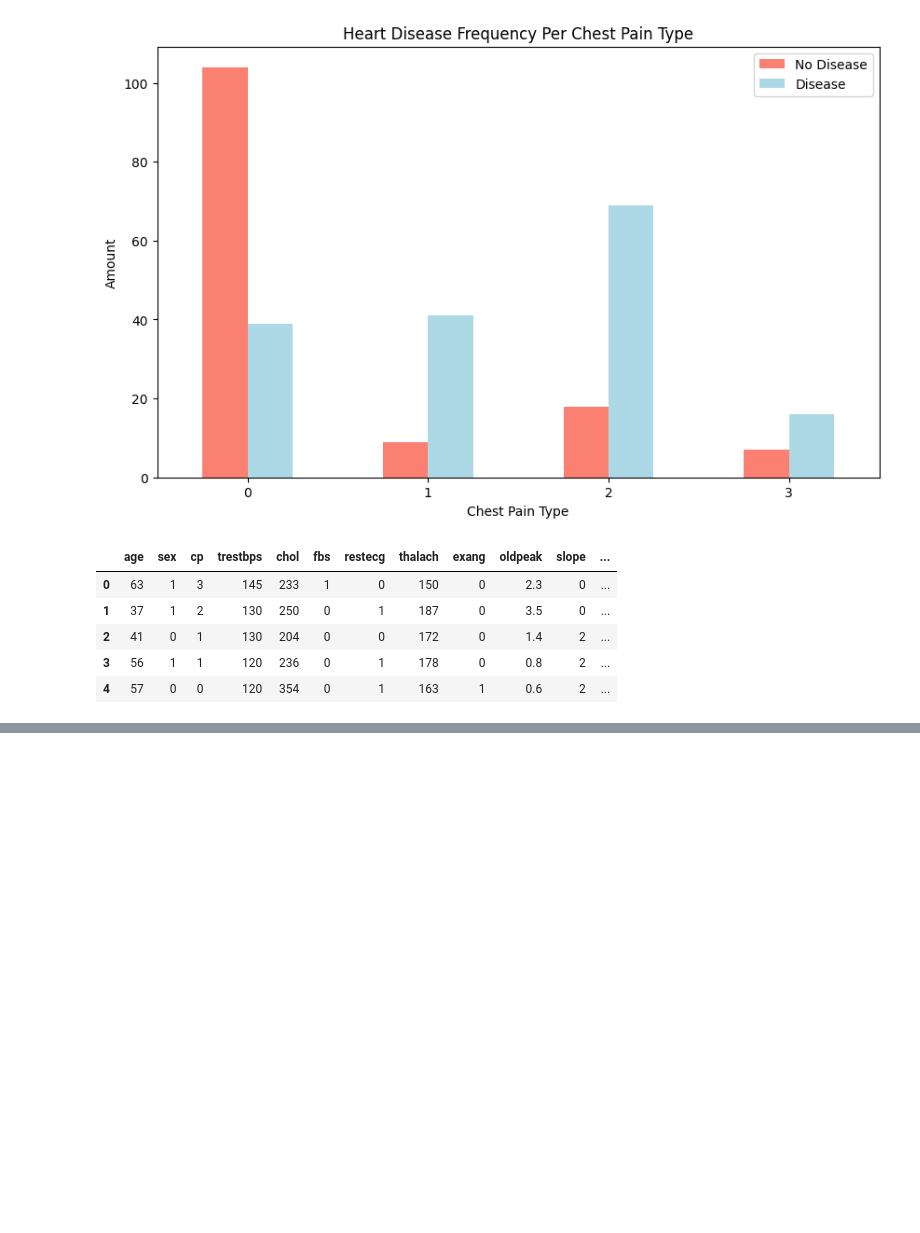
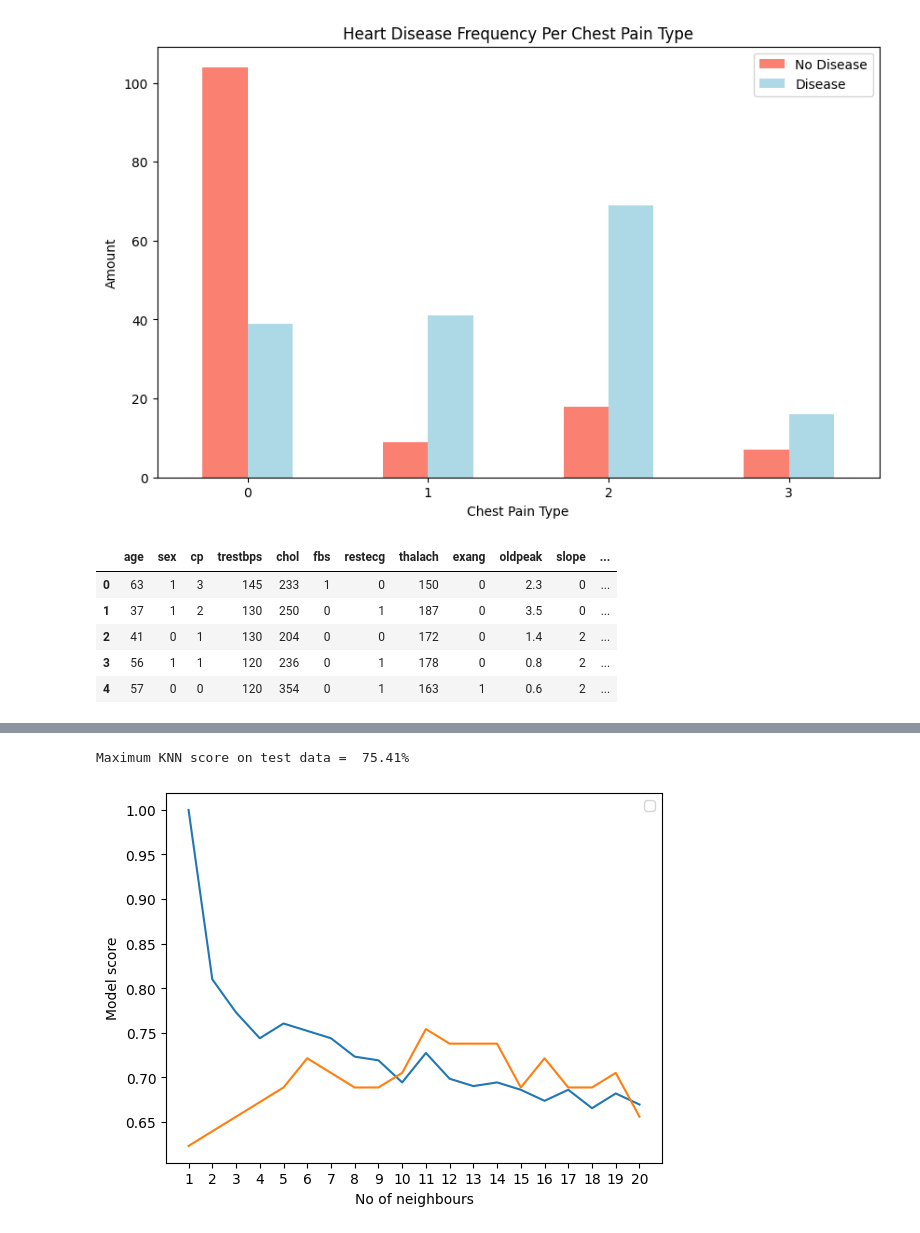
Before and after one commit to sup-neupane/Heart-Disease, a Jupyter notebook: heart-disease-classification.ipynb, the cells around one changed output, grey strips where cells are left out. Drawn from its saved outputs; the diff is of its cells as text; code cells hidden in the pictures; blank space fills up the shorter version.

Commit message:
Hyperparameter tuning on KNN

```diff
--- a/heart-disease-classification.ipynb
+++ b/heart-disease-classification.ipynb
@@ -284,0 +325,4 @@ df.head()
+# %%
+#Splitting data into X and y
+X = df.drop("target", axis =1)
+y = df["target"]
@@ -284,0 +428,35 @@ df.head()
+# %%
+#Tuning KNN
+train_scores = []
+test_scores= []
+
+#Creating a range
+neighbours =  range(1,21)   #From 1 to 20
+
+#Create instance
+knn = KNeighborsClassifier()
+
+#Check for each neighbour
+for i in neighbours:
+    knn.set_params(n_neighbors=i)
+
+    # Fit the algorithm
+    knn.fit(X_train, y_train)
+
+    # Update the training scores list
+    train_scores.append(knn.score(X_train, y_train))
+
+    # Update the test scores list
+    test_scores.append(knn.score(X_test, y_test))
+# %%
+plt.plot(neighbours, train_scores)
+plt.plot(neighbours, test_scores)
+plt.xticks(np.arange(1, 21, 1))
+plt.xlabel("No of neighbours")
+plt.ylabel("Model score")
+plt.legend()
+
+print(f"Maximum KNN score on test data = {max(test_scores) * 100: .2f}%")
+# %% [output]
+Maximum KNN score on test data =  75.41%
+[figure, added]
```
Also changed, not shown: parts of 13 cells of this notebook.
